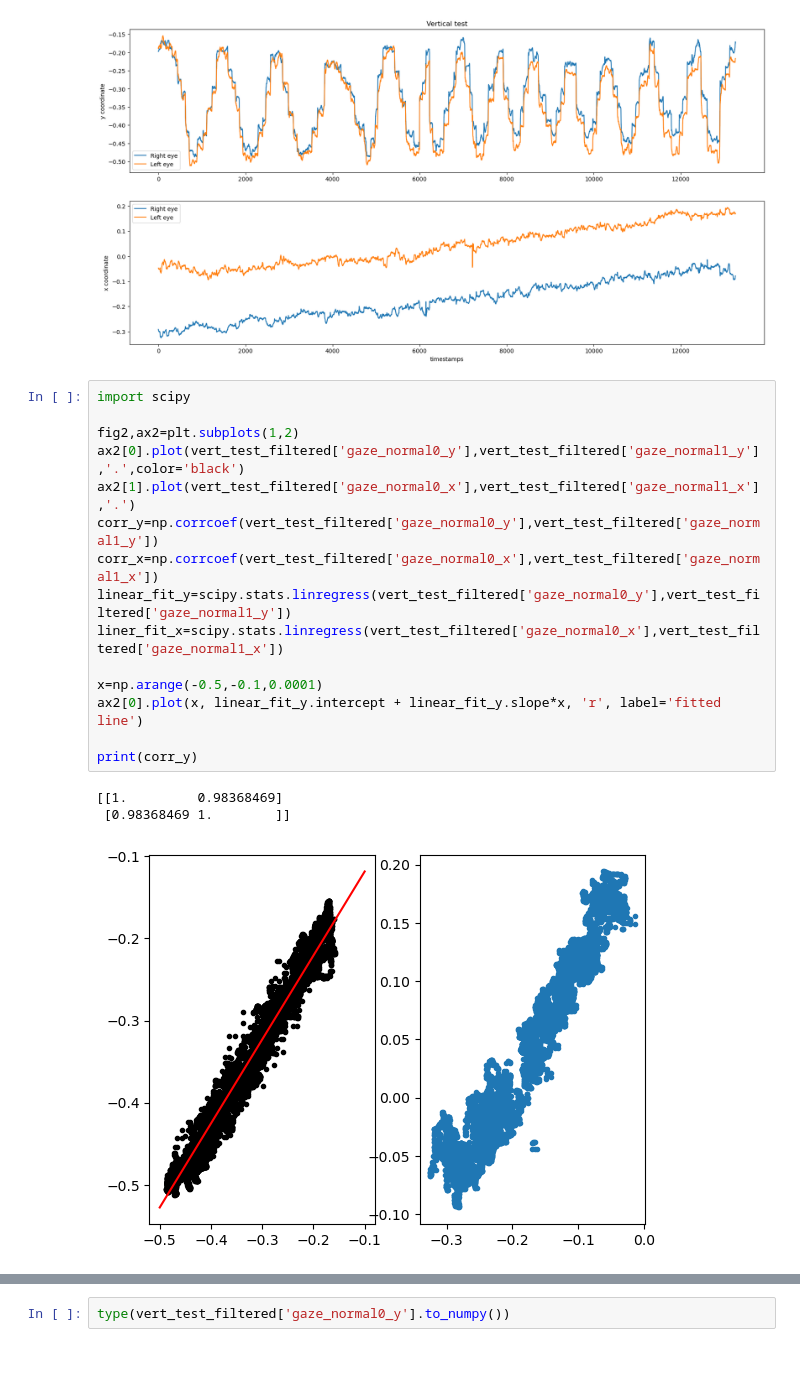
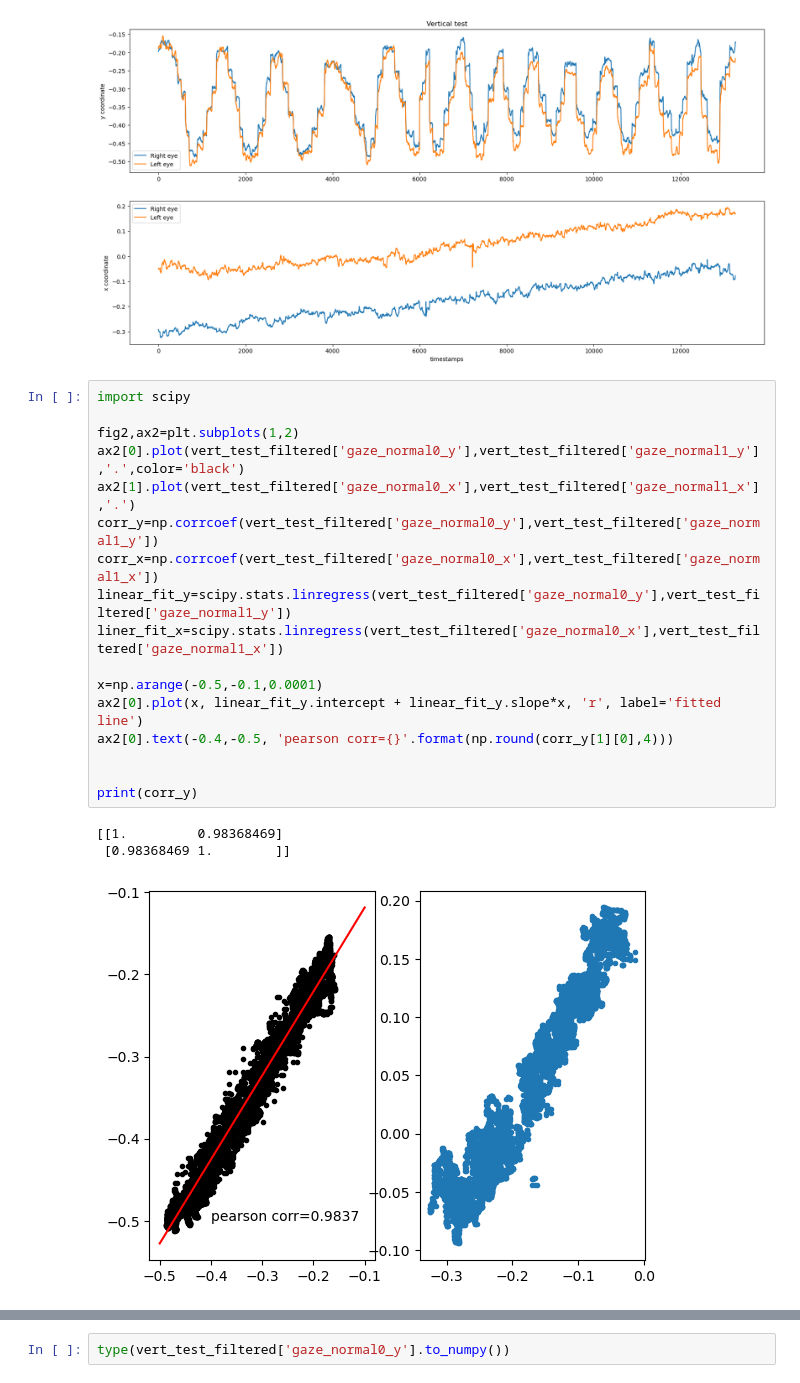
Before and after one commit to Rockyneuron/vision_ejes, a Jupyter notebook: analysis.ipynb, the cells around one changed output, grey strips where cells are left out. Drawn from its saved outputs; the diff is of its cells as text.

```diff
--- a/analysis.ipynb
+++ b/analysis.ipynb
@@ -108,19 +108,21 @@ fig3.set_figheight(10)
 # %%
 import scipy
 
 fig2,ax2=plt.subplots(1,2)
 ax2[0].plot(vert_test_filtered['gaze_normal0_y'],vert_test_filtered['gaze_normal1_y'],'.',color='black')
 ax2[1].plot(vert_test_filtered['gaze_normal0_x'],vert_test_filtered['gaze_normal1_x'],'.')
 corr_y=np.corrcoef(vert_test_filtered['gaze_normal0_y'],vert_test_filtered['gaze_normal1_y'])
 corr_x=np.corrcoef(vert_test_filtered['gaze_normal0_x'],vert_test_filtered['gaze_normal1_x'])
 linear_fit_y=scipy.stats.linregress(vert_test_filtered['gaze_normal0_y'],vert_test_filtered['gaze_normal1_y'])
 liner_fit_x=scipy.stats.linregress(vert_test_filtered['gaze_normal0_x'],vert_test_filtered['gaze_normal1_x'])
 
 x=np.arange(-0.5,-0.1,0.0001)
 ax2[0].plot(x, linear_fit_y.intercept + linear_fit_y.slope*x, 'r', label='fitted line')
+ax2[0].text(-0.4,-0.5, 'pearson corr={}'.format(np.round(corr_y[1][0],4)))
+
 
 print(corr_y)
 # %% [output]
 [[1.         0.98368469]
  [0.98368469 1.        ]]
-[figure, old version]
+[figure, new version]
```
Also changed, not shown: parts of 2 cells of this notebook.
